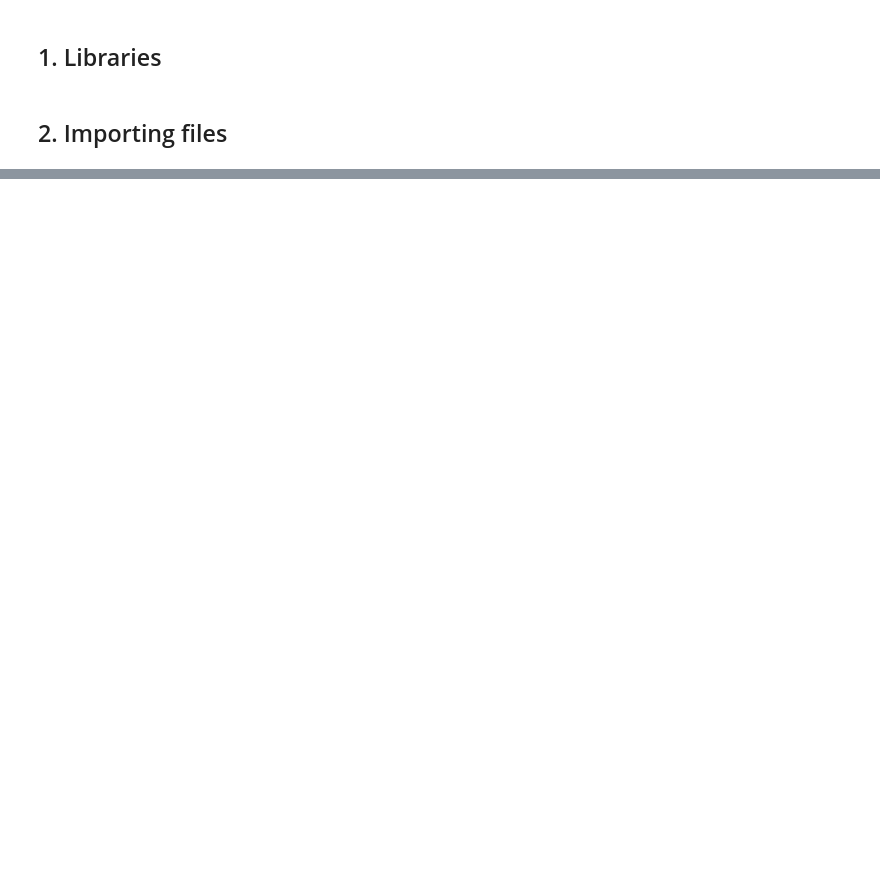
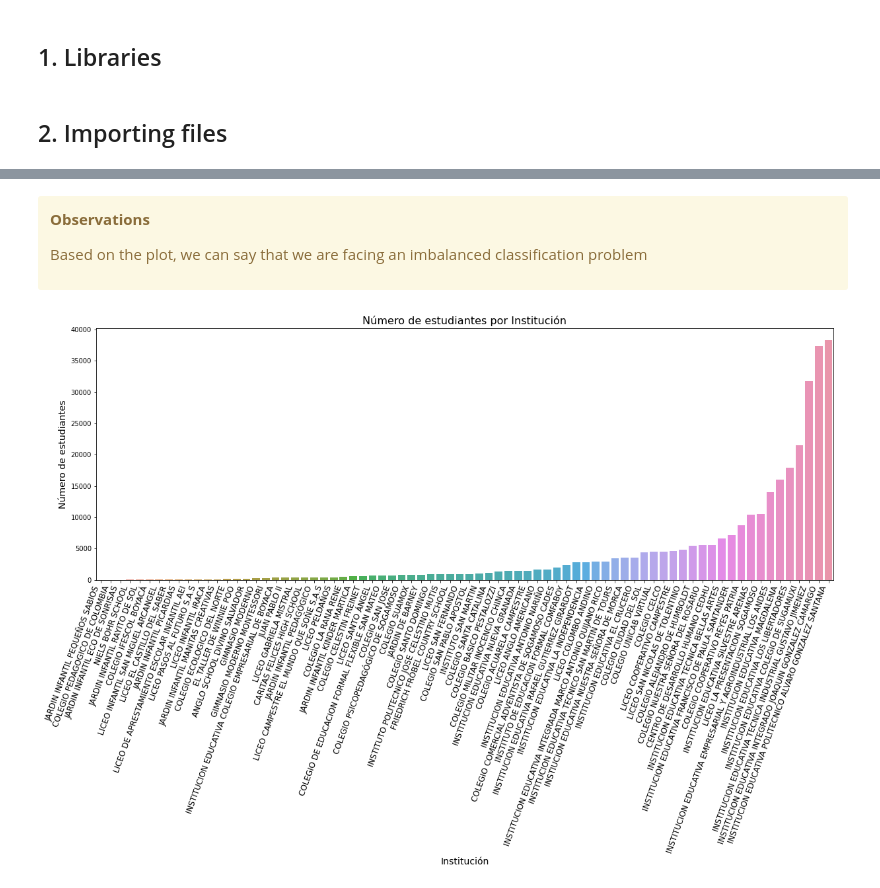
Before and after one commit to samirhinojosa/school-dropout-in-sogamoso, a Jupyter notebook: notebooks/school_dropout_eda.ipynb, the cells around one changed output, grey strips where cells are left out. Cells and saved outputs as stored; diff of their text form; code cells hidden in the pictures; blank space fills up the shorter version.

```diff
--- a/notebooks/school_dropout_eda.ipynb
+++ b/notebooks/school_dropout_eda.ipynb
@@ -1675,7 +21,0 @@ tabla_fin2
-# %%
-#**********la gráfica de tiempo
-plt.figure(figsize = (10, 5))
-sns.lineplot(data=tabla_fin2)
-plt.xticks(tabla_fin2.index)
-plt.legend(bbox_to_anchor=(1,1), loc=2)
-sns.set_context ("paper")
@@ -1833,0 +82,19 @@ plt.show()
+# %% [markdown]
+<div class="alert alert-block alert-warning">
+    <p><b>Observations</b></p>
+    <p>Based on the plot, we can say that we are facing an imbalanced classification problem</p>
+
+</div>
+# %%
+fig, ax1 = plt.subplots(figsize=(20, 7))
+plot = sns.barplot(x=df_students["INSTITUCION"].value_counts(ascending=True).index,
+                   y=df_students["INSTITUCION"].value_counts(ascending=True))
+plot.set_xticklabels(labels=df_students["INSTITUCION"].value_counts(ascending=True).index,
+                     rotation=70, size=12, horizontalalignment="right")
+plt.title("Número de estudiantes por Institución", size=16)
+plt.xlabel("Institución", size=14)
+plt.ylabel("Número de estudiantes", size=14)
+# plt.tight_layout()
+plt.show()
+# %% [output]
+[figure, added]
```
Also changed, not shown: parts of 150 cells of this notebook, 21 other files.
